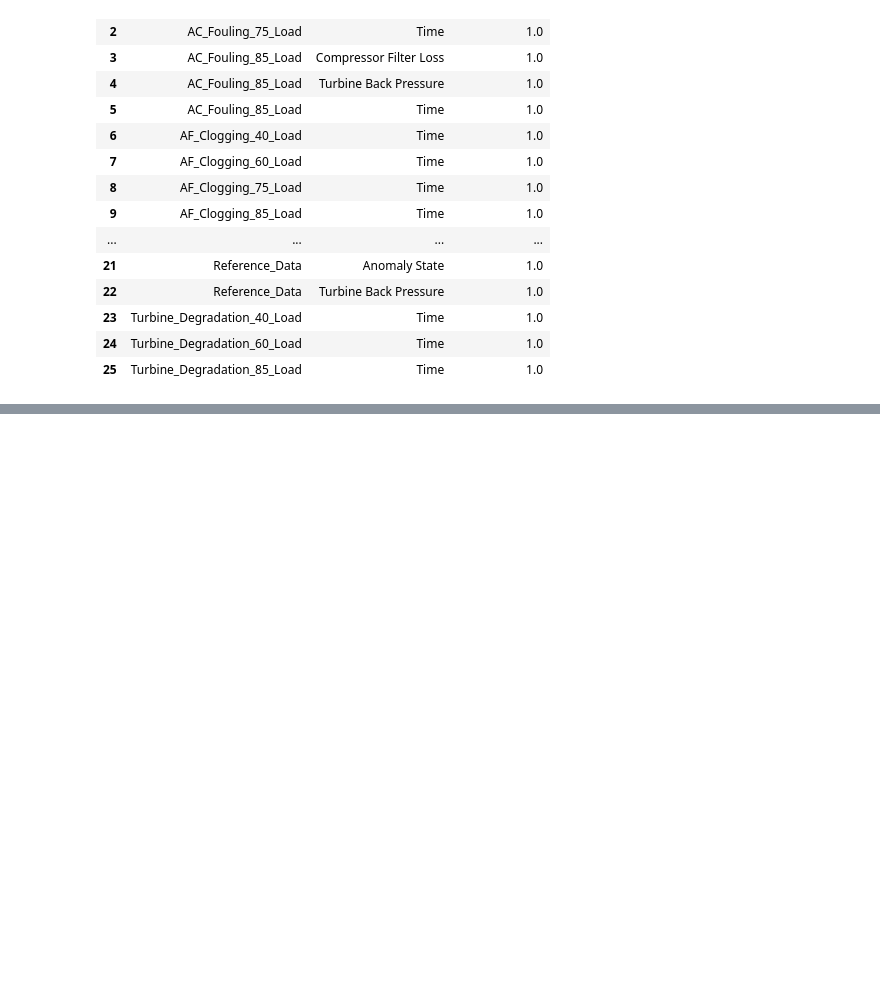
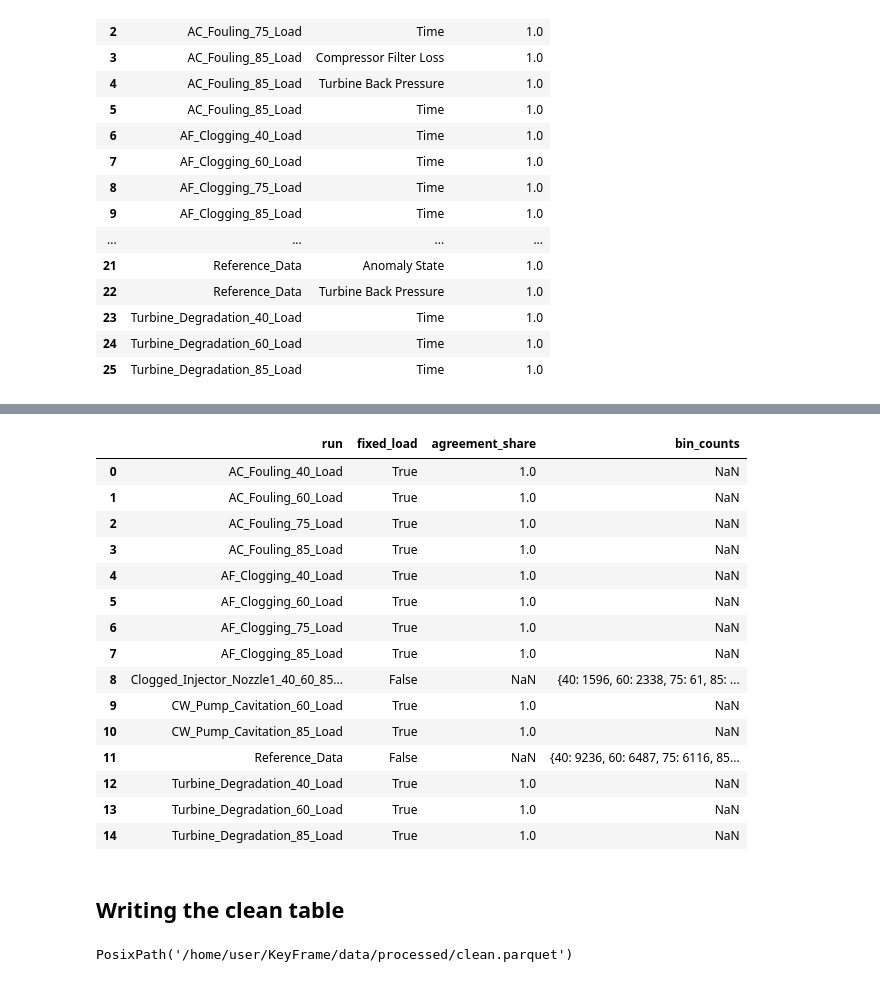
Before and after one commit to MrNahadi/KeyFrame, a Jupyter notebook: notebooks/00_data_audit.ipynb, the cells around one changed output, grey strips where cells are left out. Drawn from its saved outputs; the diff is of its cells as text; code cells hidden in the pictures; blank space fills up the shorter version.

```diff
--- a/notebooks/00_data_audit.ipynb
+++ b/notebooks/00_data_audit.ipynb
@@ -126,0 +199,28 @@ missing_channels
+# %%
+load_bins = audit.load_bin_agreement(full_table)
+load_bins.to_csv(paths.RESULTS / "00_load_bins.csv", index=False)
+load_bins
+# %% [output]
+|  | run | fixed_load | agreement_share | bin_counts |
+| 0 | AC_Fouling_40_Load | True | 1.0 | NaN |
+| 1 | AC_Fouling_60_Load | True | 1.0 | NaN |
+| 2 | AC_Fouling_75_Load | True | 1.0 | NaN |
+| 3 | AC_Fouling_85_Load | True | 1.0 | NaN |
+| 4 | AF_Clogging_40_Load | True | 1.0 | NaN |
+| 5 | AF_Clogging_60_Load | True | 1.0 | NaN |
+| 6 | AF_Clogging_75_Load | True | 1.0 | NaN |
+| 7 | AF_Clogging_85_Load | True | 1.0 | NaN |
+| 8 | Clogged_Injector_Nozzle1_40_60_85... | False | NaN | {40: 1596, 60: 2338, 75: 61, 85: ... |
+| 9 | CW_Pump_Cavitation_60_Load | True | 1.0 | NaN |
+| 10 | CW_Pump_Cavitation_85_Load | True | 1.0 | NaN |
+| 11 | Reference_Data | False | NaN | {40: 9236, 60: 6487, 75: 6116, 85... |
+| 12 | Turbine_Degradation_40_Load | True | 1.0 | NaN |
+| 13 | Turbine_Degradation_60_Load | True | 1.0 | NaN |
+| 14 | Turbine_Degradation_85_Load | True | 1.0 | NaN |
+# %% [markdown]
+## Writing the clean table
+# %%
+clean_path = audit.write_clean_table(full_table)
+clean_path
+# %% [output]
+PosixPath('/home/user/KeyFrame/data/processed/clean.parquet')
```
Also changed, not shown: parts of 7 cells of this notebook, 5 other files.
